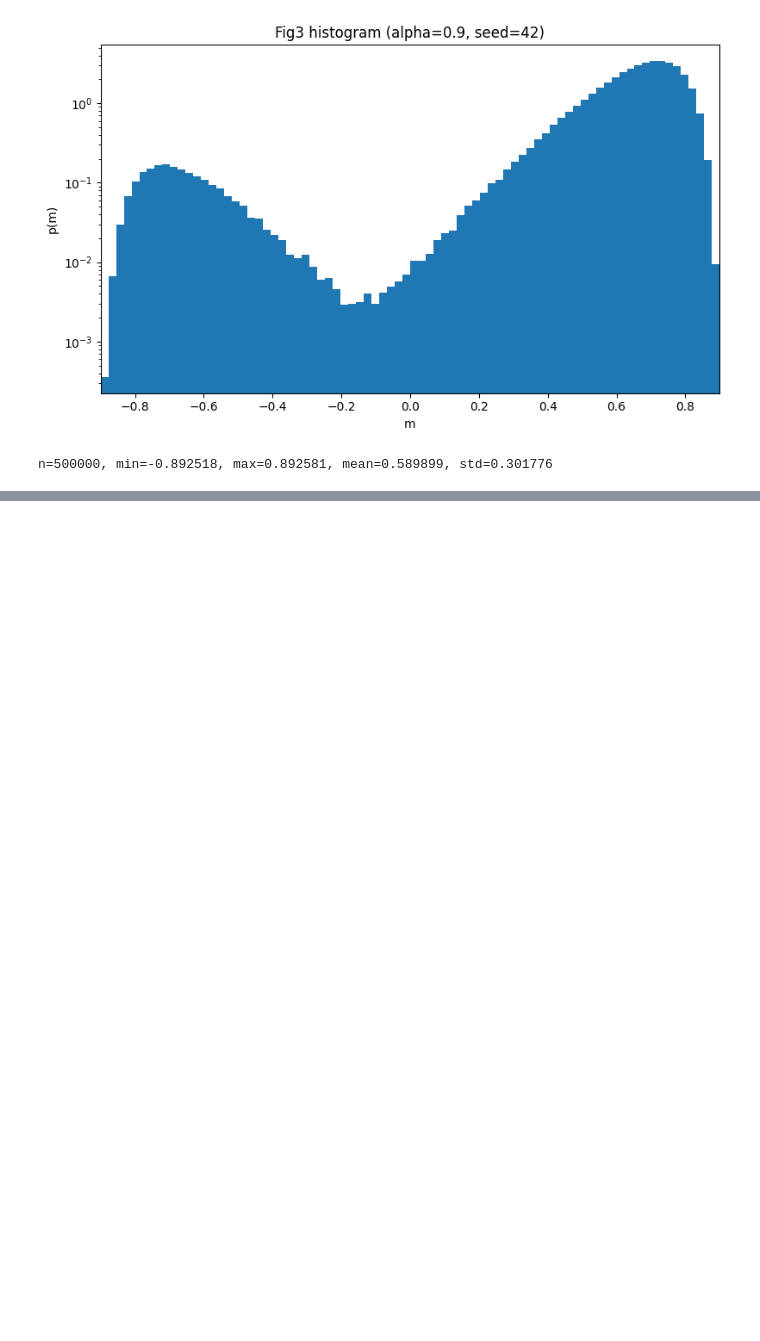
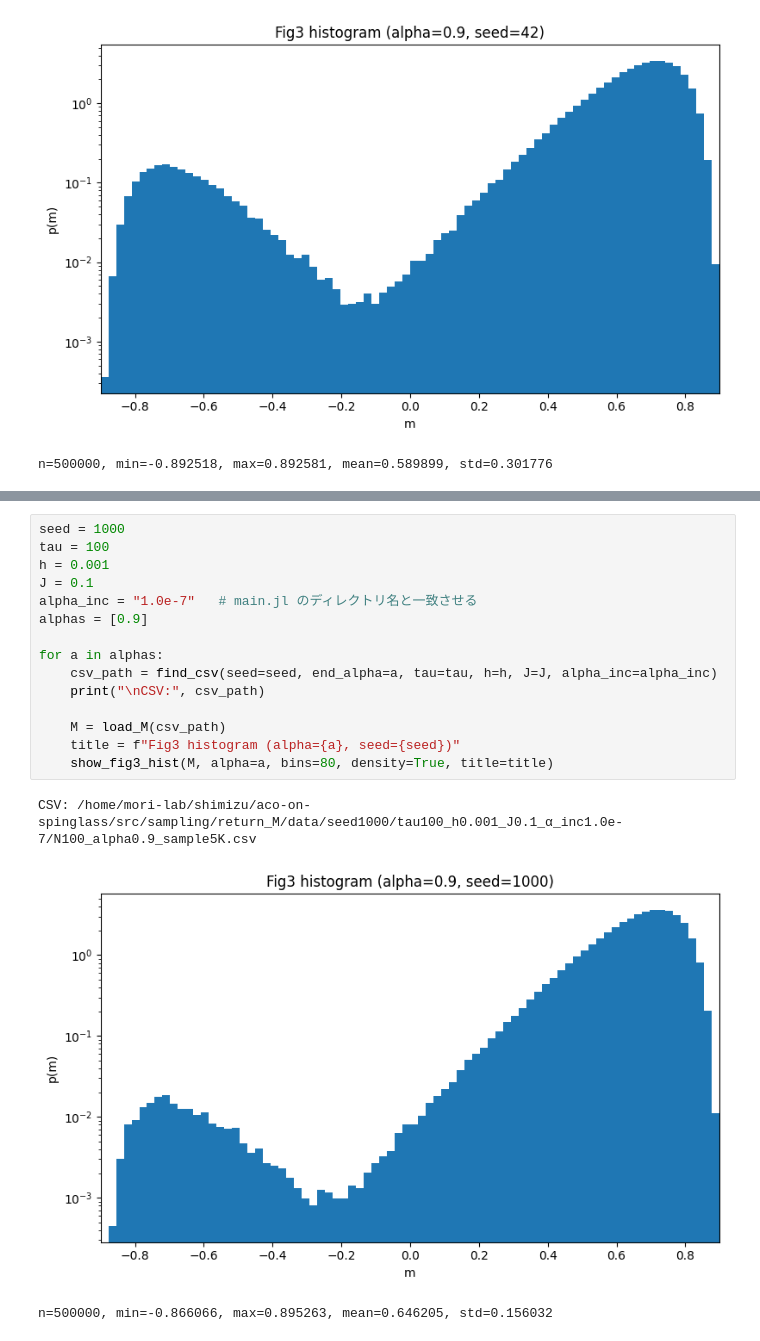
Before and after one commit to LABO-M/aco-on-spinglass, a Jupyter notebook: notebooks/hist.ipynb, the cells around one changed output, grey strips where cells are left out. Cells and saved outputs as stored; diff of their text form; blank space fills up the shorter version.

```diff
--- a/notebooks/hist.ipynb
+++ b/notebooks/hist.ipynb
@@ -161,0 +166,19 @@ n=500000, min=-0.753485, max=0.793272, mean=0.650514, std=0.0599347
+# %%
+seed = 1000
+tau = 100
+h = 0.001
+J = 0.1
+alpha_inc = "1.0e-7"   # main.jl のディレクトリ名と一致させる
+alphas = [0.9]
+
+for a in alphas:
+    csv_path = find_csv(seed=seed, end_alpha=a, tau=tau, h=h, J=J, alpha_inc=alpha_inc)
+    print("\nCSV:", csv_path)
+
+    M = load_M(csv_path)
+    title = f"Fig3 histogram (alpha={a}, seed={seed})"
+    show_fig3_hist(M, alpha=a, bins=80, density=True, title=title)
+# %% [output]
+CSV: /home/mori-lab/shimizu/aco-on-spinglass/src/sampling/return_M/data/seed1000/tau100_h0.001_J0.1_α_inc1.0e-7/N100_alpha0.9_sample5K.csv
+[figure, added]
+n=500000, min=-0.866066, max=0.895263, mean=0.646205, std=0.156032
```
Also changed, not shown: parts of 2 cells of this notebook, 4 other files.
